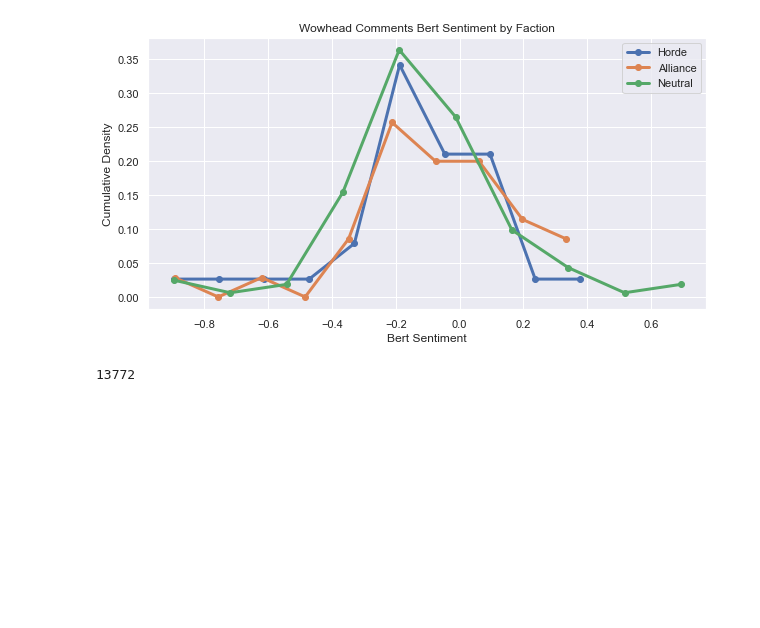
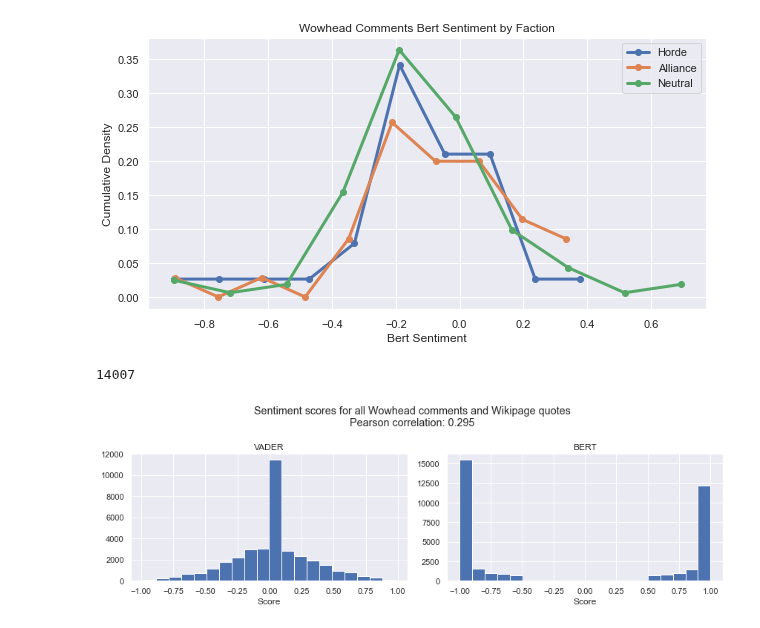
Before and after one commit to simonamtoft/warcraft-major-character-analysis, a Jupyter notebook: Sentiment Analysis.ipynb, the cells around one changed output. Cells and saved outputs as stored; diff of their text form; code cells hidden in the pictures; blank space fills up the shorter version.

Commit message:
Fix sentiment stuff. Write more for sentiment explainer

```diff
--- a/Sentiment Analysis.ipynb
+++ b/Sentiment Analysis.ipynb
@@ -27,2 +27,14 @@ flair_sentiment = flair.models.TextClassifier.load('en-sentiment')
 # %% [markdown]
 # Part 1 - Wowhead comments
+# %%
+for fn in tqdm(glob('data/char_comments/*.njson')[:1]):
+    comments = [json.loads(l) for l in open(fn, 'r', encoding='utf-8')]
+    comments = sum(map(
+        lambda c: [c] + c.get('replies', []),
+        comments
+    ), [])
+
+    for comment in comments:
+        # print("%s" % comment.get('body'))
+        if ('\n' in comment['body']):
+            print(repr(comment['body']))
@@ -42,10 +64,11 @@ for fn in tqdm(glob('data/char_comments/*.njson')):
     for comment in comments:
         text = comment.get('body', '')
         text = re.sub(r"\[.+?\]", "", text)
-        text = re.sub(r"[\t\n\r]+", " ", text)
+        # text = re.sub(r"[\t\n\r]+", " ", text)
+        text = re.sub(r"(\\r|\\n|\\t)+", " ", text)
 
         # vader sentiment
-        sentences = re.findall("(.*?[.!]+)[\s$]", text)
+        sentences = re.findall(r"(.+?(?:[!.?]+|$))(?:\s|$)", text)
 
         vader_score = np.mean(
             [vader_sentiment.polarity_scores(sentence.strip())['compound'] for sentence in sentences] or [0]
@@ -372,4 +391,36 @@ for p_breakdown in param_grid['breakdown']:
 
 open('visualizations/comments-sentiments-dist.json', 'w').write(json.dumps(dataset))
 # %% [output]
-13772
+14007
+# %%
+R = df.apply(
+    lambda x:
+    [[v[k] for v in char_data[x.Name].values()] for k in ['bert_sentiment', 'vader_sentiment']],
+    axis=1
+)
+b = []
+v = []
+for r in R:
+    b += r[0]
+    v += r[1]
+b += [q['bert_sentiment'] for q in quote_sentiments]
+v += [q['vader_sentiment'] for q in quote_sentiments]
+
+
+fig,ax = plt.subplots(1,2)
+fig.set_size_inches(12,4)
+
+ax[0].hist(v, bins=20)
+ax[0].set_title('VADER')
+ax[0].set_xlabel('Score')
+ax[1].hist(b, bins=20)
+ax[1].set_title('BERT')
+ax[1].set_xlabel('Score')
+
+corr = np.corrcoef([b,v])[0,1]
+plt.suptitle('Sentiment scores for all Wowhead comments and Wikipage quotes\nPearson correlation: %.3f' % corr)
+plt.tight_layout()
+plt.savefig(f'{config.PATH_PLOTS}sentdist.png')
+plt.show()
+# %% [output]
+[figure, added]
```
Also changed, not shown: parts of 7 cells of this notebook, 5 other files.
